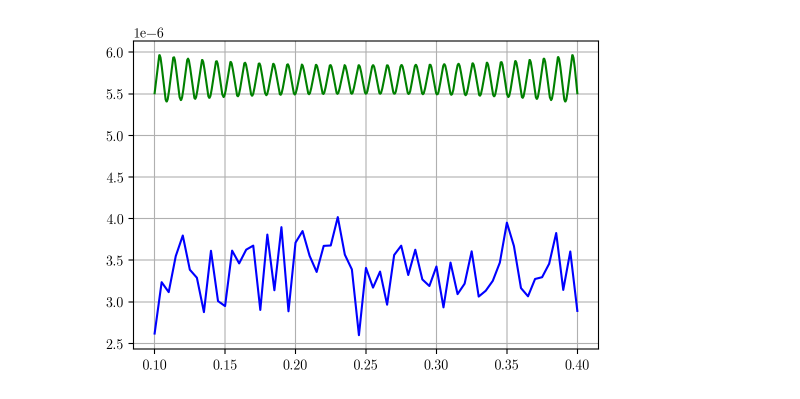
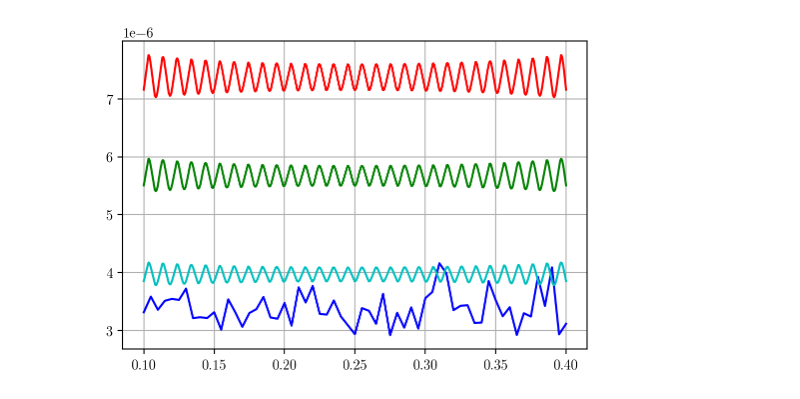
Before and after one commit to huchaoning/freqest-draft, a Jupyter notebook: simulations.ipynb, the cells around one changed output. Drawn from its saved outputs; the diff is of its cells as text; code cells hidden in the pictures.

```diff
--- a/simulations.ipynb
+++ b/simulations.ipynb
@@ -22,9 +22,11 @@ plot(f_est.var(-1) * 400)
 # %%
-plot(np.linspace(0.1, 0.4, 61), np.array(y) * 400)
+plot(np.linspace(0.1, 0.4, 61), f_est.var(-1) * 400)
 
 x_axis = np.linspace(0.1, 0.4, 1000)
 crb = (1 / FisherInformation([5 * DMD.PIXEL_SIZE / 2], x_axis))[0]
 
 plot(x_axis, crb)
+plot(x_axis, 1.3 * crb)
+plot(x_axis, 0.7 * crb)
 # %% [output]
-[figure, old version]
+[figure, new version]
```
Also changed, not shown: parts of 3 cells of this notebook, 2 other files.
